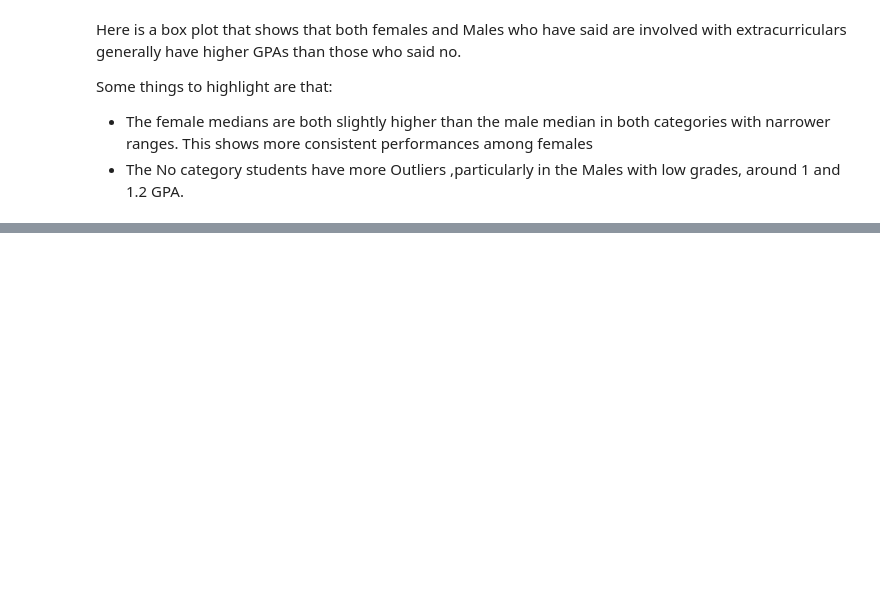
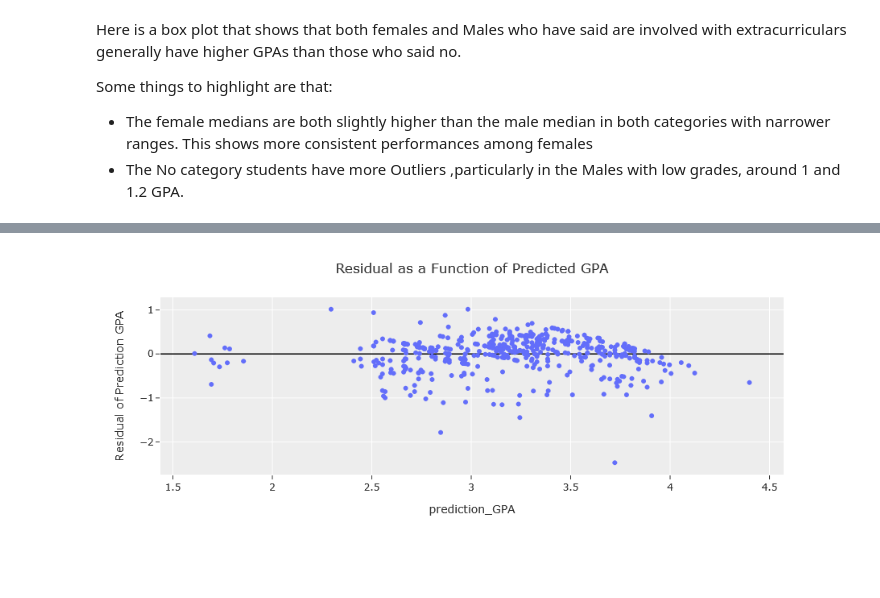
Before and after one commit to jonathan-mca/Data-Science-Group-Student-Life-, a Jupyter notebook: Data101FinalMaster.ipynb, the cells around one changed output, grey strips where cells are left out. Saved outputs shown, nothing was run; the diff lists cells and outputs as text; code cells hidden in the pictures; blank space fills up the shorter version.

```diff
--- a/Data101FinalMaster.ipynb
+++ b/Data101FinalMaster.ipynb
@@ -701,0 +727,4 @@ Some things to highlight are that:
+# %%
+dummy_data_men = pd.get_dummies(df_dum, columns = ['Department','Gender', 'Hometown','Preparation','Attendance',
+                                          'Extracurricular Participation','Semester Enrolled','Income_'],dtype = float)
+show(dummy_data_men)
@@ -701,0 +733,11 @@ Some things to highlight are that:
+# %%
+X_men = dummy_data_men[['Computer Proficiency','English Proficiency','Department_Business Administration','Department_Computer Science and Engineering',
+                 'Department_Economics','Department_Electrical and Electronic Engineering','Department_English','Department_Journalism, Communication and Media Studies',
+                 'Department_Law and Human Rights','Department_Political Science','Department_Public Health','Department_Sociology','Hometown_City','Hometown_Village',
+                 'Preparation_0-1 Hour','Preparation_2-3 Hours','Preparation_More than 3 Hours','Attendance_40%-59%','Attendance_60%-79%','Attendance_80%-100%',
+                 'Attendance_Below 40%','Extracurricular Participation_No','Extracurricular Participation_Yes','Income__High','Income__Low','Income__Lower middle',
+                 'Income__Upper middle']].values.reshape(-1,27)
+y_men = dummy_data_men['GPA']
+# %%
+LM_men = LinearRegression()
+LM_men.fit(X_men,y_men)
@@ -701,0 +752,4 @@ Some things to highlight are that:
+# %%
+dummy_data_men['prediction_GPA'] = LM_men.predict(X_men)
+dummy_data_men['Residual of Prediction GPA'] = dummy_data_men['GPA']-dummy_data_men['prediction_GPA']
+dummy_data_men
@@ -702,3 +770,19 @@ Some things to highlight are that:
+# %%
+fig_dum = px.scatter(dummy_data_men,x='prediction_GPA',y='Residual of Prediction GPA')
+
+# Update layout to show axis line at y=0
+fig_dum.update_layout(
+    yaxis={'zeroline':True, 'zerolinewidth':1.5, 'zerolinecolor':"black"}
+)
+
+fig_dum.update_layout(template="ggplot2",
+                  title='Residual as a Function of Predicted GPA',
+                  title_x=0.5
+                 )
+
+fig_dum.show()
+# %% [output]
+[figure, added]
 # %% [markdown]
 #
 # %% [markdown]
```
Also changed, not shown: parts of 21 cells of this notebook.
